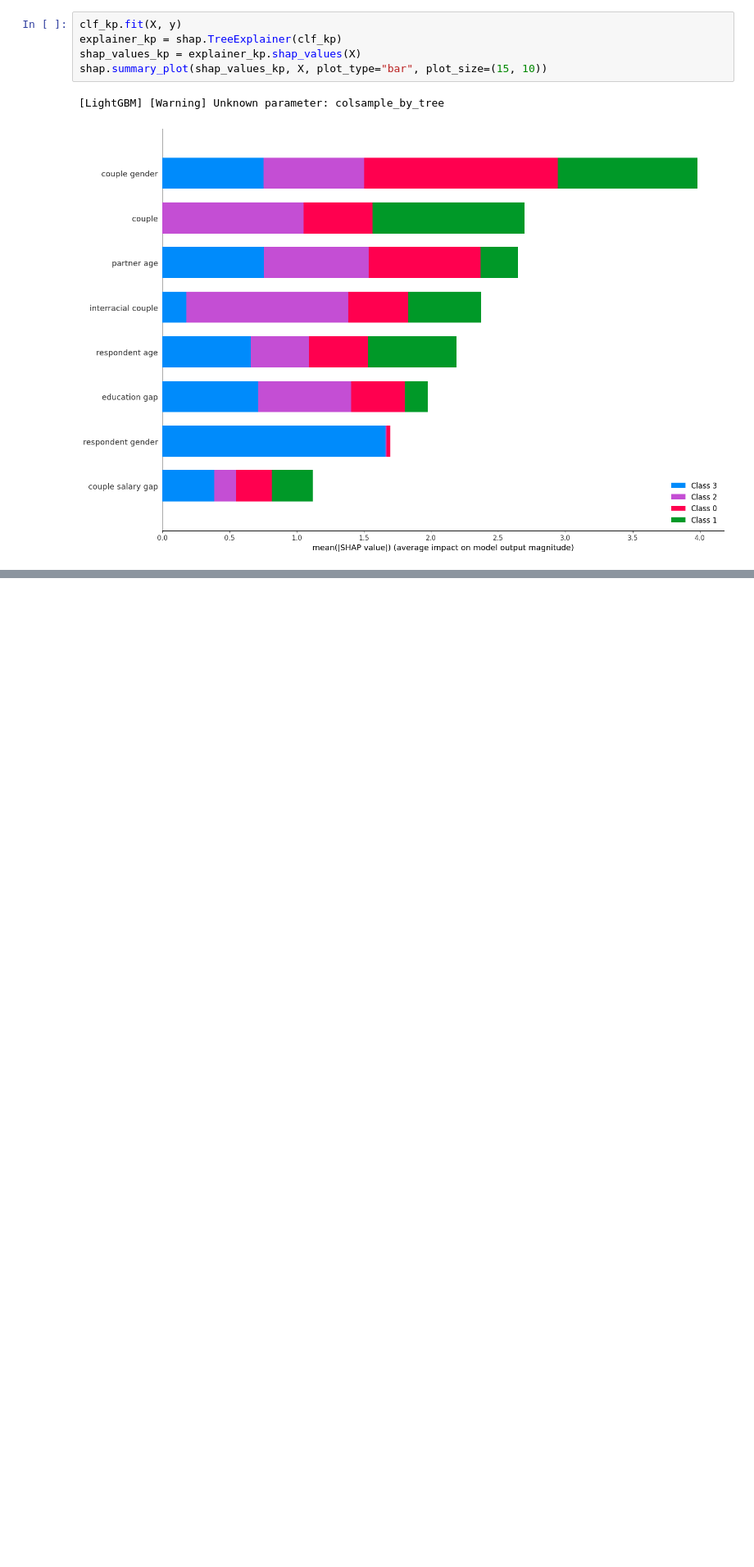
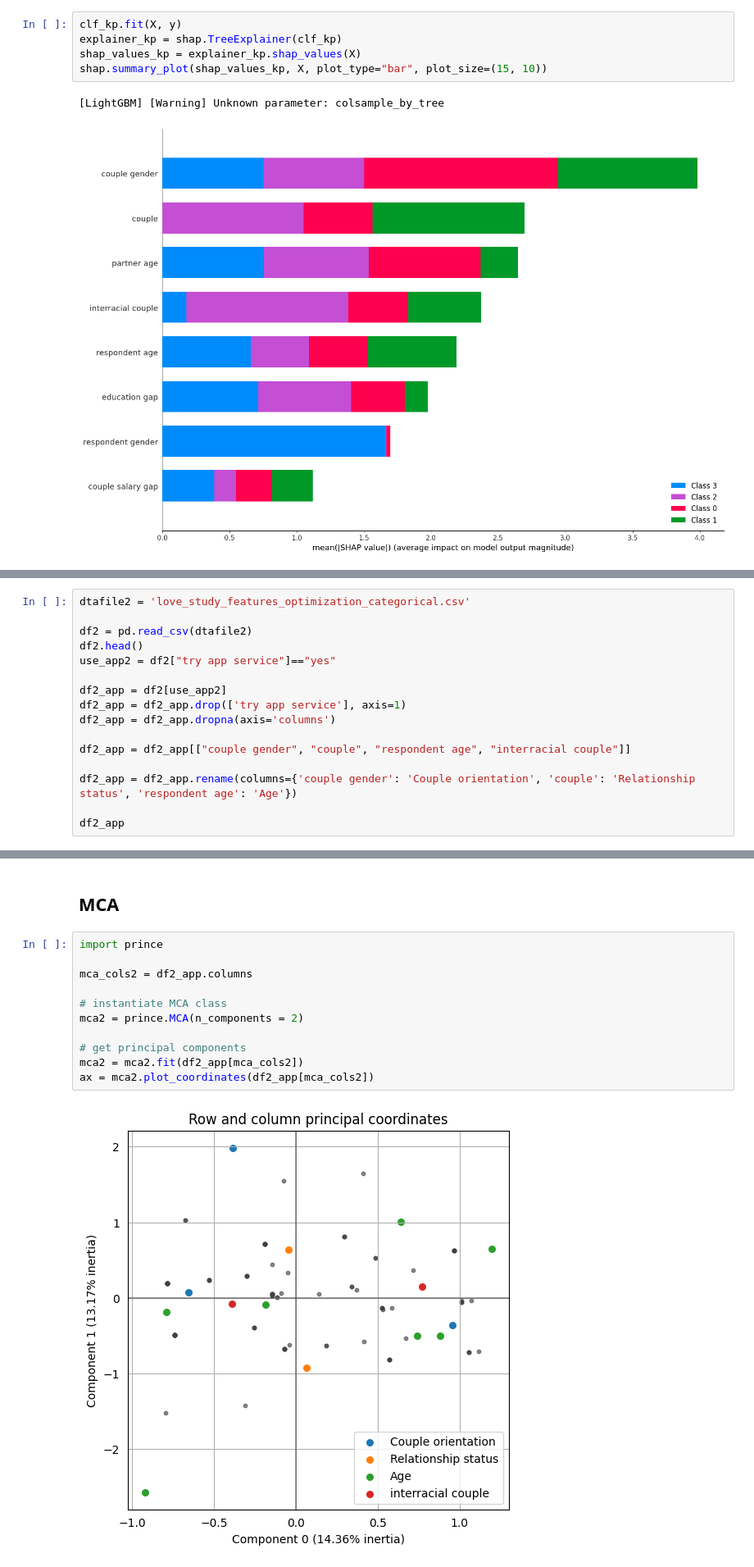
Before and after one commit to old2212/Dating_app_clustering, a Jupyter notebook: Selected_feature_anal.ipynb, the cells around one changed output, grey strips where cells are left out. Shown at 82% size. Drawn from its saved outputs; the diff is of its cells as text; blank space fills up the shorter version.

```diff
--- a/Selected_feature_anal.ipynb
+++ b/Selected_feature_anal.ipynb
@@ -238,0 +201,16 @@ X.head()
+# %%
+dtafile2 = 'love_study_features_optimization_categorical.csv'
+
+df2 = pd.read_csv(dtafile2)
+df2.head()
+use_app2 = df2["try app service"]=="yes"
+
+df2_app = df2[use_app2]
+df2_app = df2_app.drop(['try app service'], axis=1)
+df2_app = df2_app.dropna(axis='columns')
+
+df2_app = df2_app[["couple gender", "couple", "respondent age", "interracial couple"]]
+
+df2_app = df2_app.rename(columns={'couple gender': 'Couple orientation', 'couple': 'Relationship status', 'respondent age': 'Age'})
+
+df2_app
@@ -238,0 +231,15 @@ X.head()
+# %% [markdown]
+## MCA
+# %%
+import prince
+
+mca_cols2 = df2_app.columns
+
+# instantiate MCA class
+mca2 = prince.MCA(n_components = 2)
+
+# get principal components
+mca2 = mca2.fit(df2_app[mca_cols2])
+ax = mca2.plot_coordinates(df2_app[mca_cols2])
+# %% [output]
+[figure, added]
```
Also changed, not shown: parts of 25 cells of this notebook, 2 other files.
